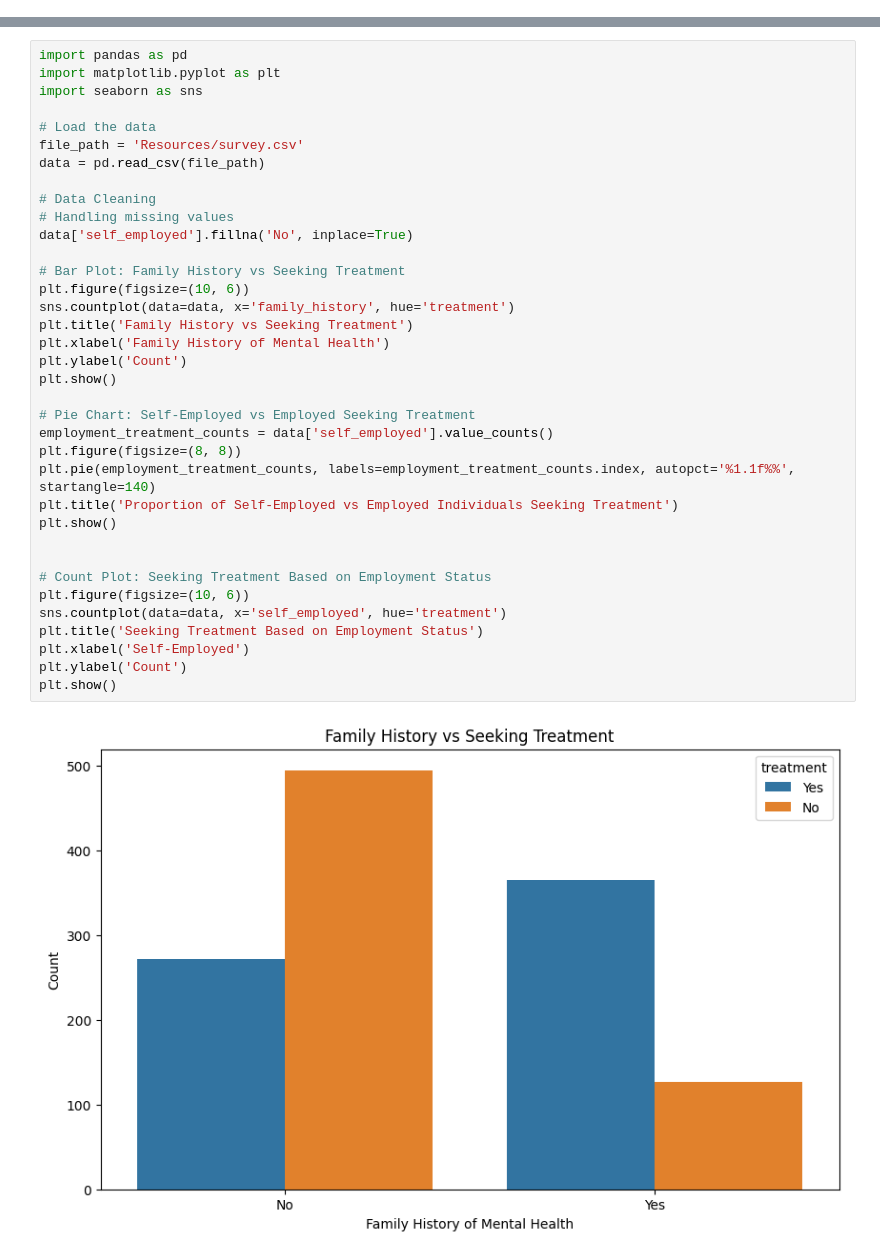
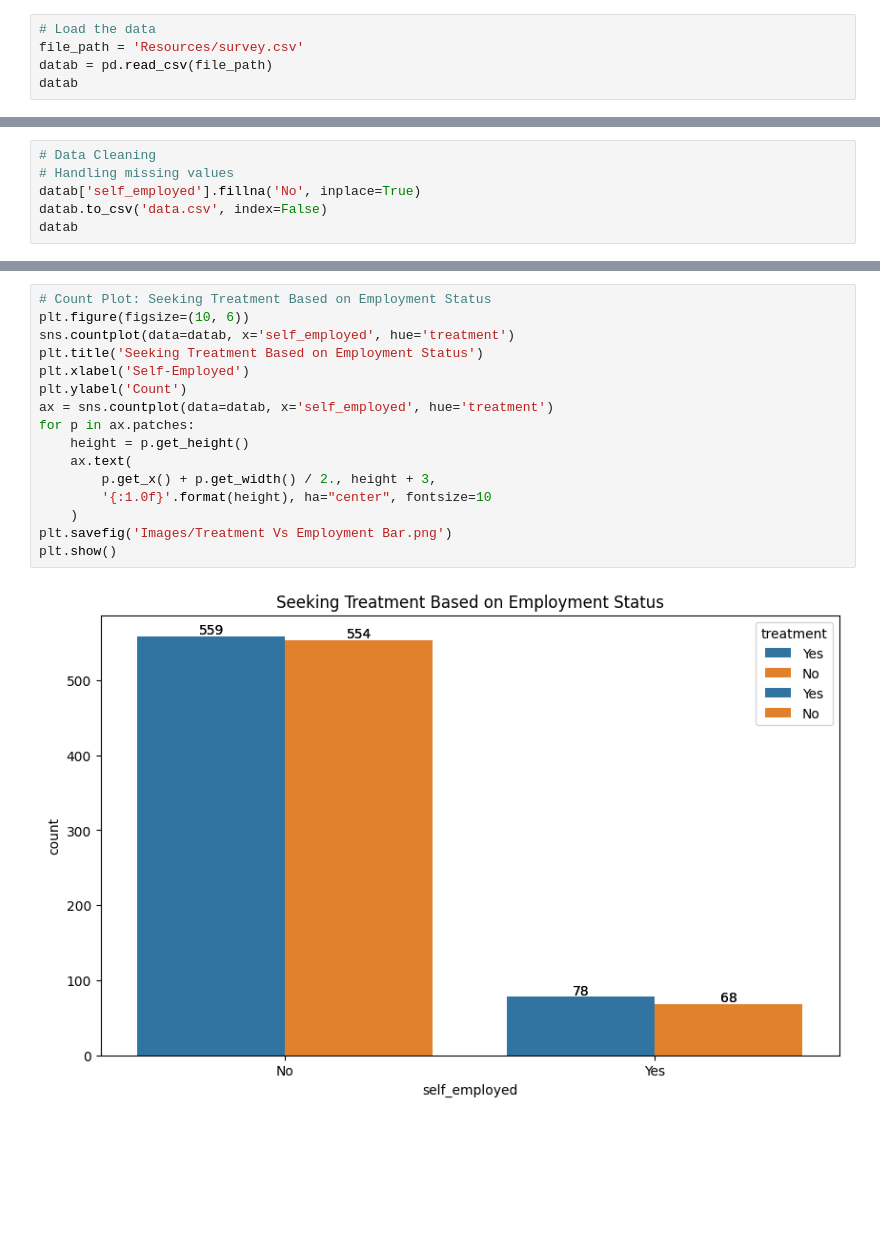
Before and after one commit to rollernathan/Mental_Health_Team_2, a Jupyter notebook: Mental Health/Mental Health.ipynb, the cells around one changed output, grey strips where cells are left out. Cells and saved outputs as stored; diff of their text form; blank space fills up the shorter version.

```diff
--- a/Mental Health/Mental Health.ipynb
+++ b/Mental Health/Mental Health.ipynb
@@ -23,3 +43,8 @@ plt.ylabel('Family History of Mental Health')
 plt.show()
 # %% [output]
 [figure]
+# %%
+# Load the data
+file_path = 'Resources/survey.csv'
+datab = pd.read_csv(file_path)
+datab
@@ -25,0 +65,6 @@ plt.show()
+# %%
+# Data Cleaning
+# Handling missing values
+datab['self_employed'].fillna('No', inplace=True)
+datab.to_csv('data.csv', index=False)
+datab
@@ -26,38 +85,18 @@ plt.show()
 # %%
-import pandas as pd
-import matplotlib.pyplot as plt
-import seaborn as sns
-
-# Load the data
-file_path = 'Resources/survey.csv'
-data = pd.read_csv(file_path)
-
-# Data Cleaning
-# Handling missing values
-data['self_employed'].fillna('No', inplace=True)
-
-# Bar Plot: Family History vs Seeking Treatment
-plt.figure(figsize=(10, 6))
-sns.countplot(data=data, x='family_history', hue='treatment')
-plt.title('Family History vs Seeking Treatment')
-plt.xlabel('Family History of Mental Health')
-plt.ylabel('Count')
-plt.show()
-
-# Pie Chart: Self-Employed vs Employed Seeking Treatment
-employment_treatment_counts = data['self_employed'].value_counts()
-plt.figure(figsize=(8, 8))
-plt.pie(employment_treatment_counts, labels=employment_treatment_counts.index, autopct='%1.1f%%', startangle=140)
-plt.title('Proportion of Self-Employed vs Employed Individuals Seeking Treatment')
-plt.show()
-
-
 # Count Plot: Seeking Treatment Based on Employment Status
 plt.figure(figsize=(10, 6))
-sns.countplot(data=data, x='self_employed', hue='treatment')
+sns.countplot(data=datab, x='self_employed', hue='treatment')
 plt.title('Seeking Treatment Based on Employment Status')
 plt.xlabel('Self-Employed')
 plt.ylabel('Count')
+ax = sns.countplot(data=datab, x='self_employed', hue='treatment')
+for p in ax.patches:
+    height = p.get_height()
+    ax.text(
+        p.get_x() + p.get_width() / 2., height + 3,
+        '{:1.0f}'.format(height), ha="center", fontsize=10
+    )
+plt.savefig('Images/Treatment Vs Employment Bar.png')
 plt.show()
 # %% [output]
-[figure, old version]
+[figure, new version]
```
Also changed, not shown: parts of 10 cells of this notebook, 5 other files.
